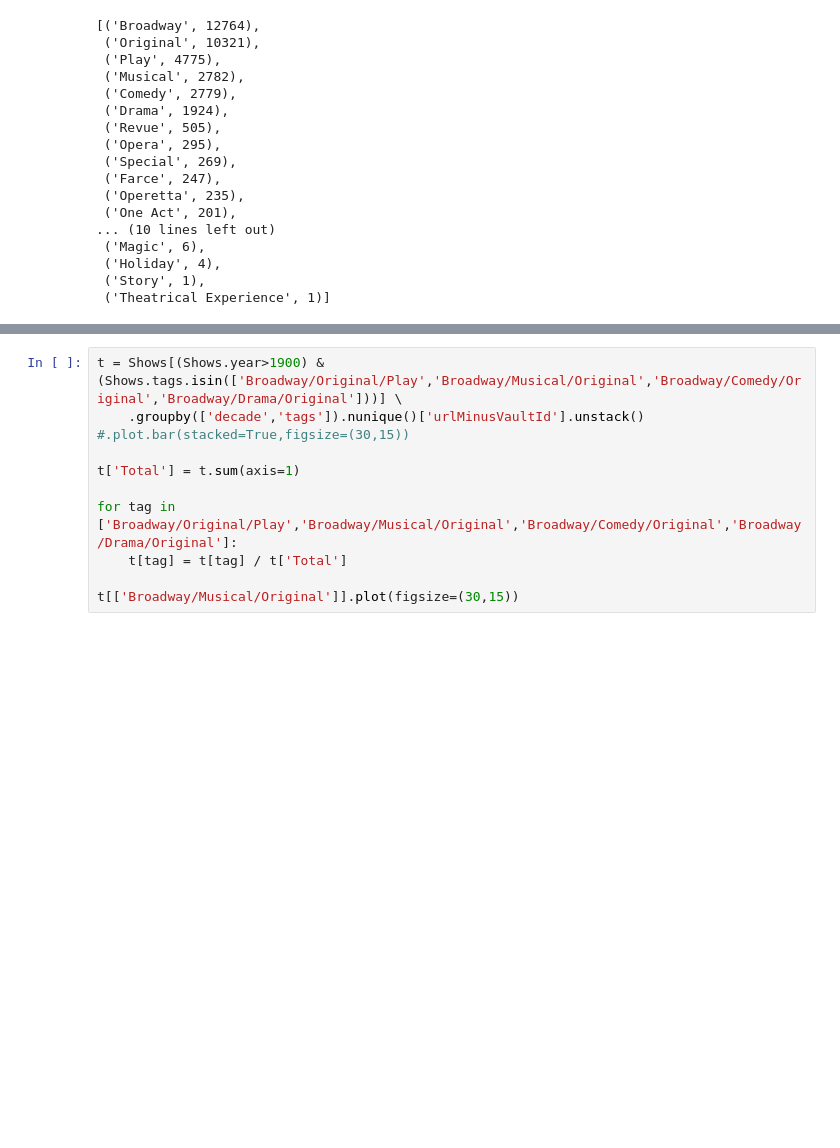
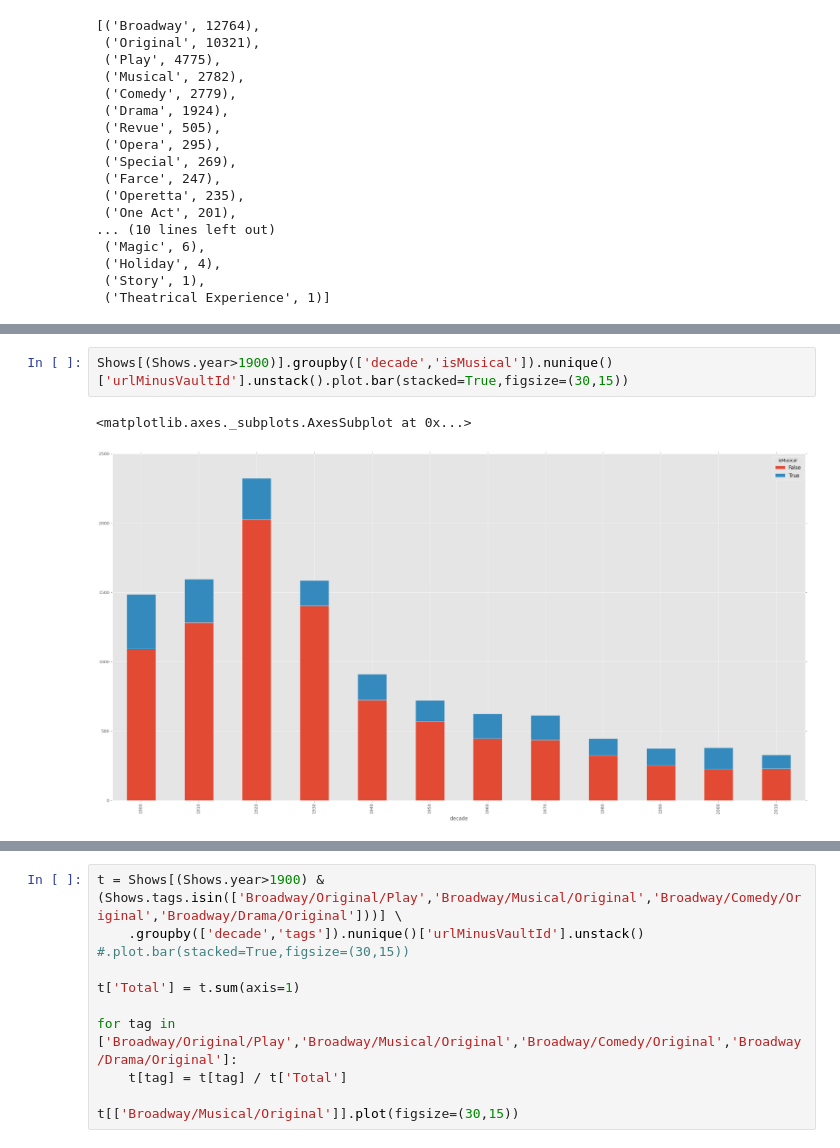
Before and after one commit to kebuhcah/purgation, a Jupyter notebook: playbill_basic.ipynb, the cells around one changed output, grey strips where cells are left out. Saved outputs shown, nothing was run; the diff lists cells and outputs as text; blank space fills up the shorter version.

```diff
--- a/playbill_basic.ipynb
+++ b/playbill_basic.ipynb
@@ -130,0 +147,5 @@ Shows[(Shows.year>1900) & (Shows.tags.isin(['Broadway/Original/Play','Broadway/M
+# %%
+Shows[(Shows.year>1900)].groupby(['decade','isMusical']).nunique()['urlMinusVaultId'].unstack().plot.bar(stacked=True,figsize=(30,15))
+# %% [output]
+<matplotlib.axes._subplots.AxesSubplot at 0x...>
+[figure, added]
```
Also changed, not shown: parts of 6 cells of this notebook.
